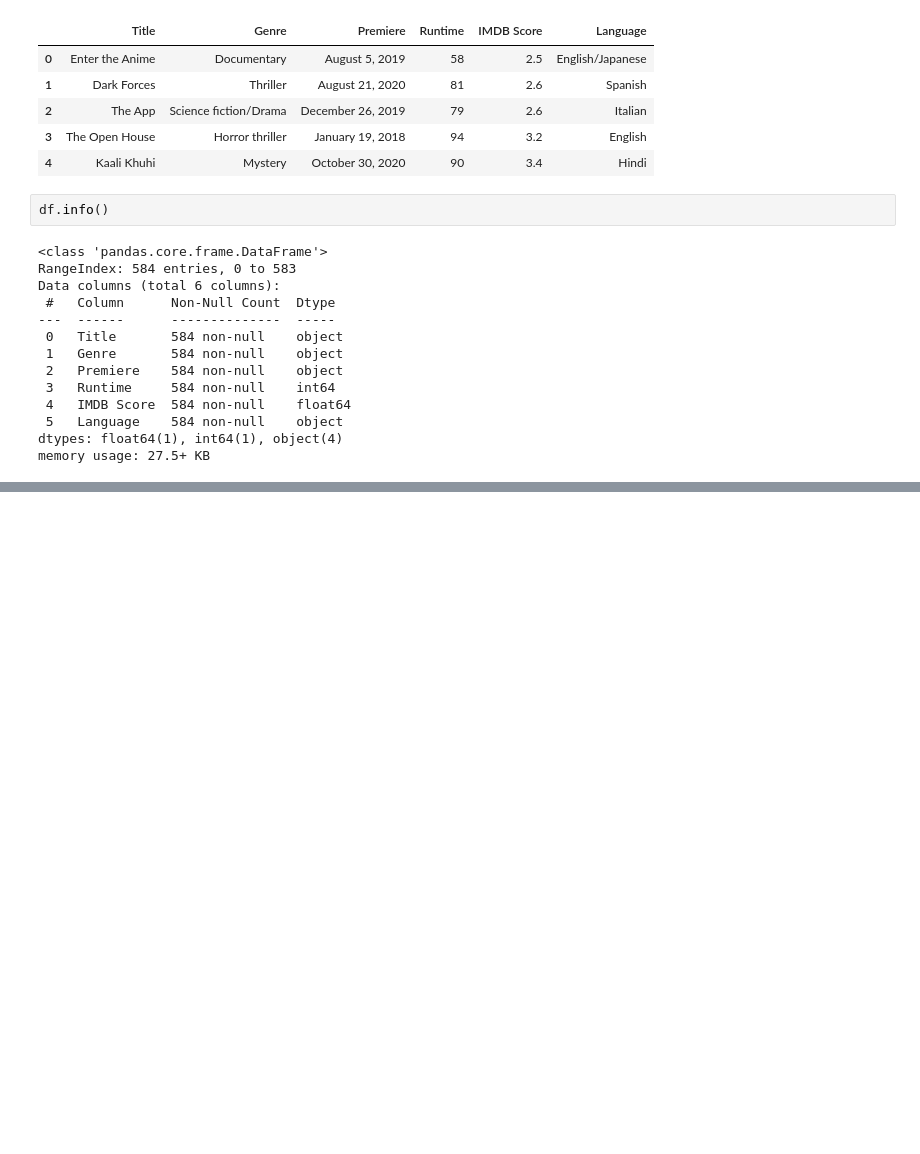
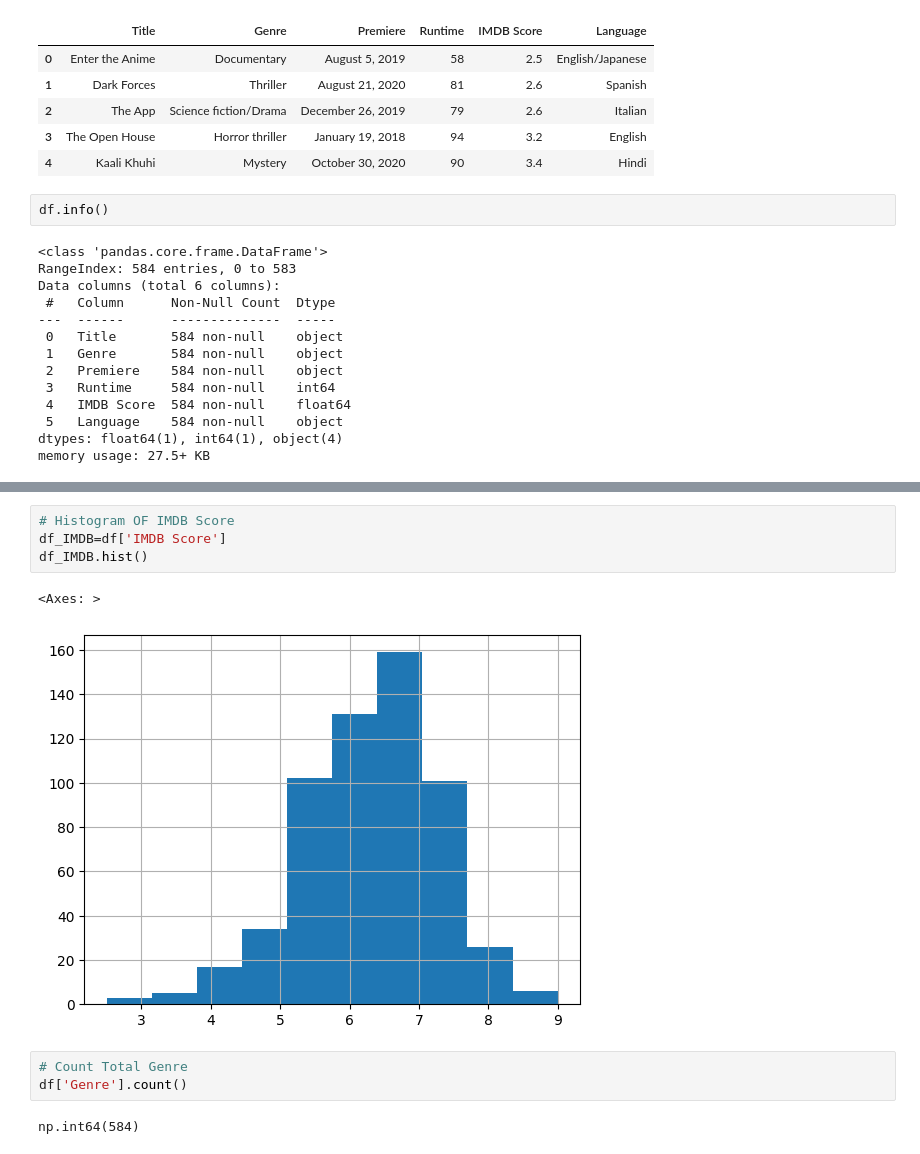
Before and after one commit to Divya23-jpg/Data-Engineering-Course, a Jupyter notebook: Python/Lecture 16 Data Transformation/task.ipynb, the cells around one changed output, grey strips where cells are left out. Drawn from its saved outputs; the diff is of its cells as text; blank space fills up the shorter version.

```diff
--- a/Python/Lecture 16 Data Transformation/task.ipynb
+++ b/Python/Lecture 16 Data Transformation/task.ipynb
@@ -93,0 +76,12 @@ df.isnull()
+# %%
+# Histogram OF IMDB Score
+df_IMDB=df['IMDB Score']
+df_IMDB.hist()
+# %% [output]
+<Axes: >
+[figure, added]
+# %%
+# Count Total Genre
+df['Genre'].count()
+# %% [output]
+np.int64(584)
```
Also changed, not shown: parts of 7 cells of this notebook.
